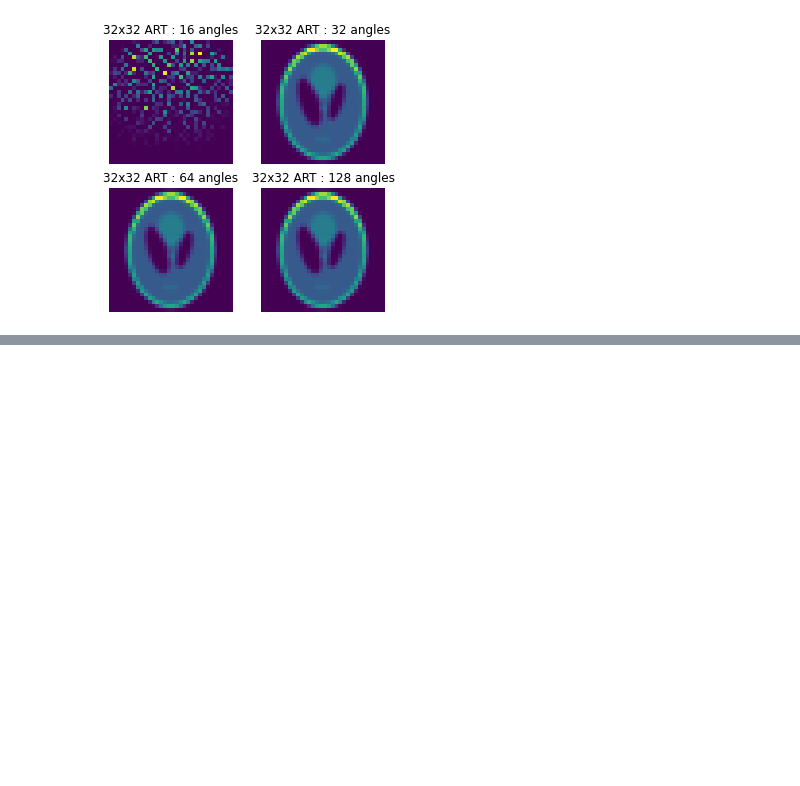
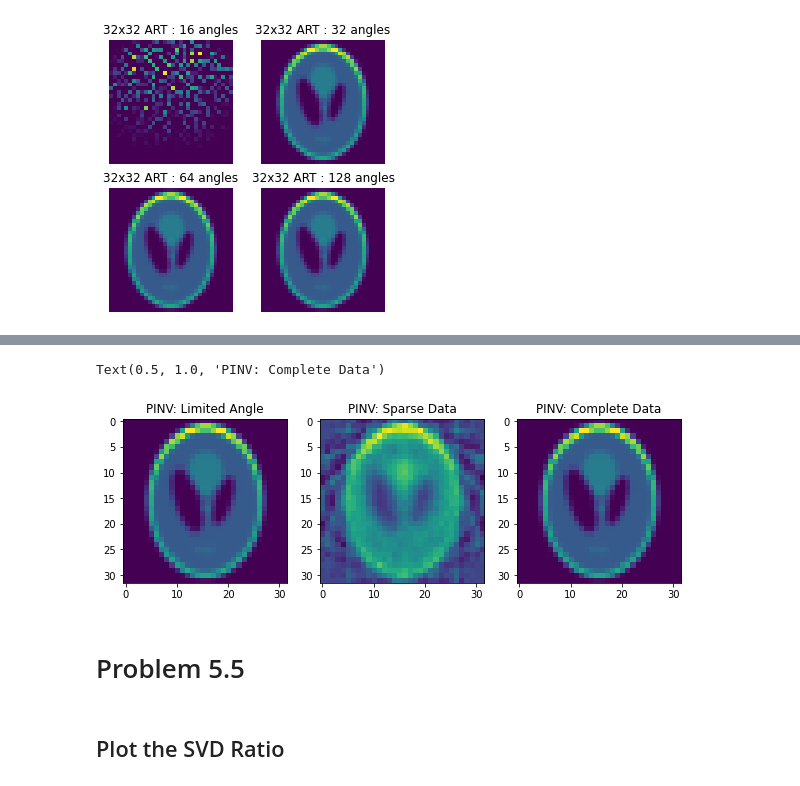
Before and after one commit to masa512/ece558, a Jupyter notebook: assignment5.ipynb, the cells around one changed output, grey strips where cells are left out. Saved outputs shown, nothing was run; the diff lists cells and outputs as text; code cells hidden in the pictures; blank space fills up the shorter version.

```diff
--- a/assignment5.ipynb
+++ b/assignment5.ipynb
@@ -90,0 +180,30 @@ for i,Nt in enumerate(N_thetas):
+# %%
+# Use the pseudo-inverse to solve instead
+T_LA_inv = np.linalg.pinv(T_LA)
+T_SD_inv = np.linalg.pinv(T_SD)
+T_CD_inv = np.linalg.pinv(T_CD)
+
+# Apply and plot
+x1_pseudo = T_LA_inv @ y1
+x2_pseudo = T_SD_inv @ y2
+x3_pseudo = T_CD_inv @ y3
+
+# Plot
+# Reshape and plot
+f,axes = plt.subplots(1,3,figsize=(10,10))
+X1_pseudo = x1_pseudo.reshape(N,N)
+axes[0].imshow(X1_pseudo)
+axes[0].set_title('PINV: Limited Angle')
+
+X2_pseudo = x2_pseudo.reshape(N,N)
+axes[1].imshow(X2_pseudo)
+axes[1].set_title('PINV: Sparse Data')
+
+X3_pseudo = x3_pseudo.reshape(N,N)
+axes[2].imshow(X3_pseudo)
+axes[2].set_title('PINV: Complete Data')
+# %% [output]
+Text(0.5, 1.0, 'PINV: Complete Data')
+[figure, added]
+# %% [markdown]
+# Problem 5.5
@@ -90,0 +216,2 @@ for i,Nt in enumerate(N_thetas):
+# %% [markdown]
+## Plot the SVD Ratio
```
Also changed, not shown: parts of 18 cells of this notebook.
